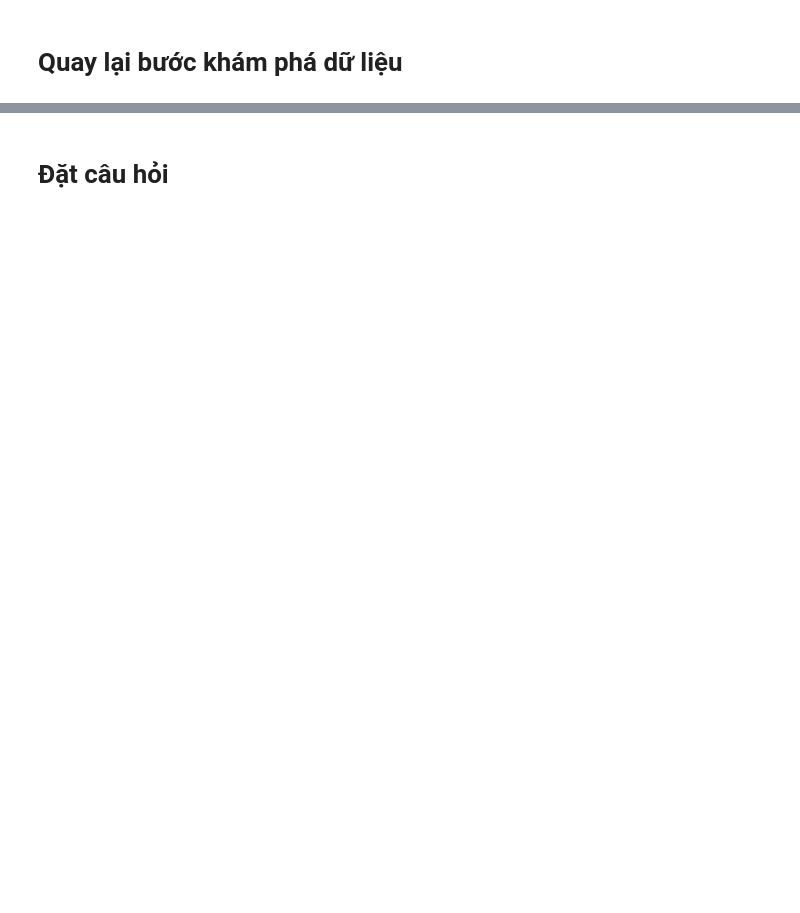
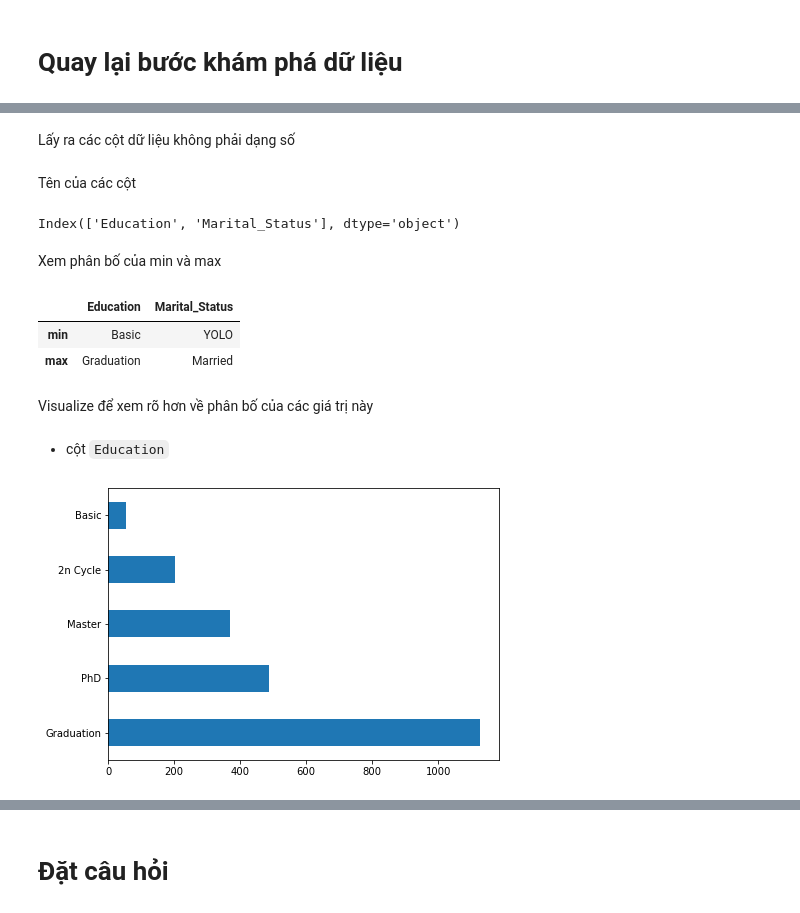
Before and after one commit to ngminhluong/CDS-EndTerm, a Jupyter notebook: Source/Main.ipynb, the cells around one changed output, grey strips where cells are left out. Cells and saved outputs as stored; diff of their text form; code cells hidden in the pictures; blank space fills up the shorter version.

Commit message:
Add cell     + Check distribution of Categorical Columns use viusalize

```diff
--- a/Source/Main.ipynb
+++ b/Source/Main.ipynb
@@ -156,0 +222,2 @@ dtype('<M8[ns]')
+# %%
+mkt_df.drop(mkt_df[mkt_df["Income"].isna()].index, axis=0, inplace=True)
@@ -160,0 +252,32 @@ dtype('<M8[ns]')
+# %% [markdown]
+Lấy ra các cột dữ liệu không phải dạng số
+# %%
+cat_cols = mkt_df.select_dtypes(include=["object"])
+# %% [markdown]
+Tên của các cột
+# %%
+cat_cols.columns
+# %% [output]
+Index(['Education', 'Marital_Status'], dtype='object')
+# %% [markdown]
+Xem phân bố của min và max
+# %%
+def min(df:pd.DataFrame):
+    return df.value_counts().idxmin()
+
+def max(df:pd.DataFrame):
+    return df.value_counts().idxmax()
+
+cat_cols.apply([min, max])
+# %% [output]
+|  | Education | Marital_Status |
+| min | Basic | YOLO |
+| max | Graduation | Married |
+# %% [markdown]
+Visualize để xem rõ hơn về phân bố của các giá trị này
+# %% [markdown]
+- cột `Education`
+# %%
+cat_cols["Education"].value_counts().plot.barh(figsize=(7,5));
+# %% [output]
+[figure, added]
```
Also changed, not shown: parts of 20 cells of this notebook.
